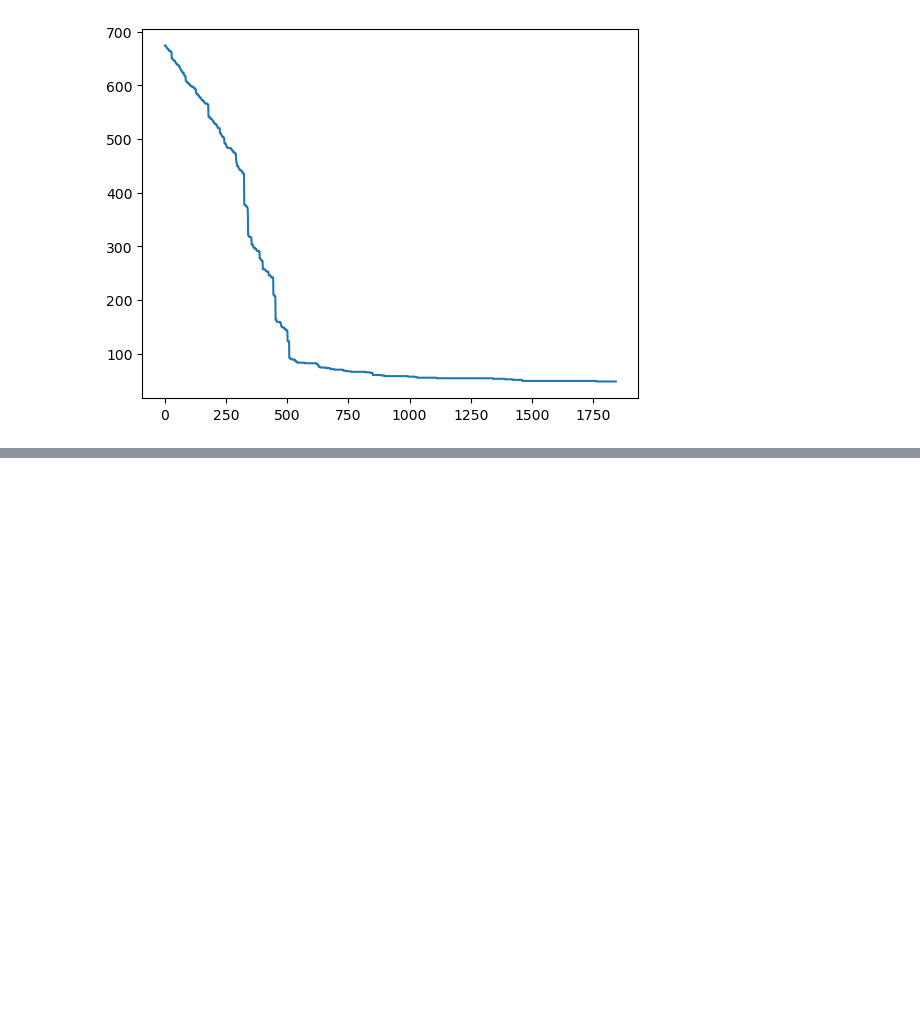
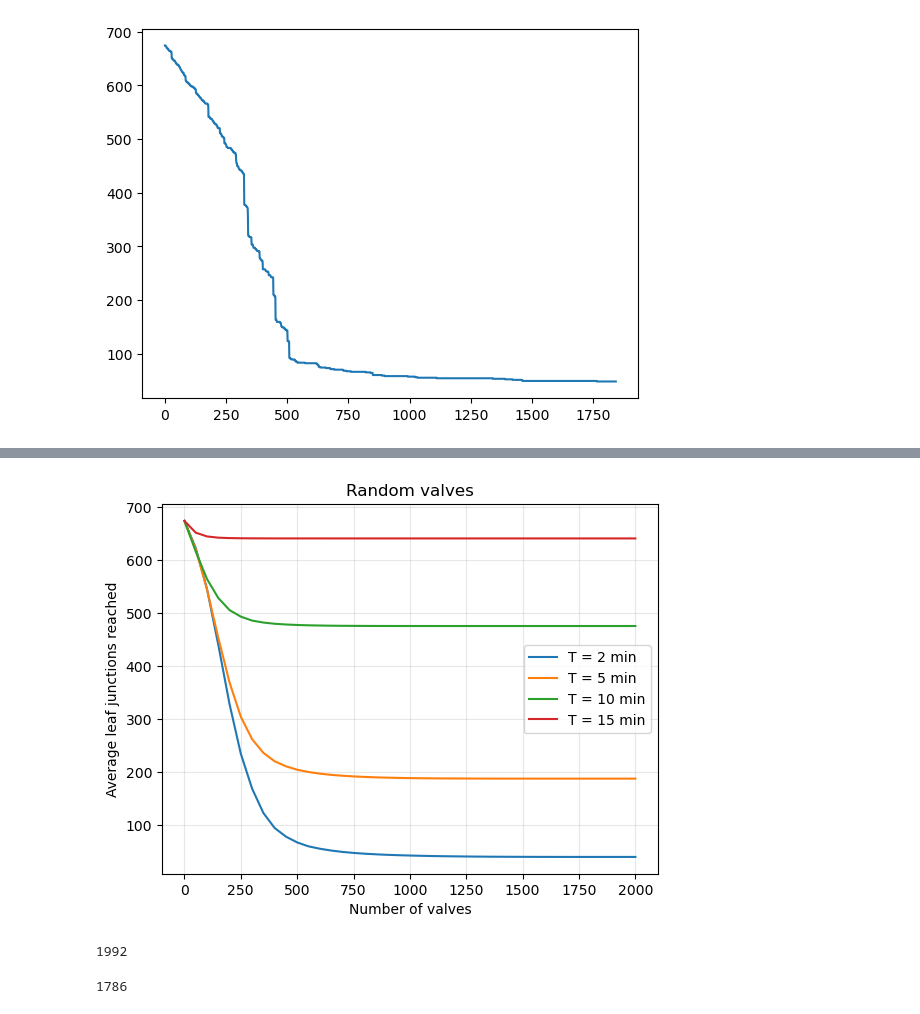
Before and after one commit to CapperTheRose16/Project-in-Network-Analysis, a Jupyter notebook: basic_inspection.ipynb, the cells around one changed output, grey strips where cells are left out. Saved outputs shown, nothing was run; the diff lists cells and outputs as text; code cells hidden in the pictures; blank space fills up the shorter version.

```diff
--- a/basic_inspection.ipynb
+++ b/basic_inspection.ipynb
@@ -231,0 +265,35 @@ plt.plot(n_valves,n_leaves_list)
+# %%
+import random
+
+T_values = [120, 300, 600, 900]
+results={}
+budgets = range(0, 2001, 50)
+
+for T in T_values:
+    all_curves = []
+    for src in G.nodes():
+        dist = all_junction_dijkstra[src][0]
+        res = {key: val for key, val in dist.items() if val > T}
+        candidate_nodes = list(res)
+        random.shuffle(candidate_nodes)
+
+        curve = []
+        for i in budgets:
+            H = nx.restricted_view(G, candidate_nodes[:i], [])
+            reached = set(nx.bfs_tree(H, source=src).nodes())
+            curve.append(sum(G.nodes[n]["leaf"] for n in reached))
+        all_curves.append(curve)
+
+    avg = np.mean(all_curves, axis=0)
+    results[T] = np.array(all_curves)
+    plt.plot(budgets, avg, label=f"T = {T // 60} min")
+
+
+plt.xlabel("Number of valves")
+plt.ylabel("Average leaf junctions reached")
+plt.title("Random valves")
+plt.legend()
+plt.grid(alpha=0.3)
+plt.show()
+# %% [output]
+[figure, added]
@@ -231,0 +302,15 @@ plt.plot(n_valves,n_leaves_list)
+# %%
+for src in G.nodes():
+    dist = all_junction_dijkstra[src][0]
+    res = {key: val for key, val in dist.items() if val > T}
+    candidate_nodes = list(res)
+    random.shuffle(candidate_nodes)
+
+    for i in candidate_nodes:
+    nx.betw
+# %% [output]
+1992
+# %%
+len(G.nodes)
+# %% [output]
+1786
```
Also changed, not shown: parts of 3 cells of this notebook.
